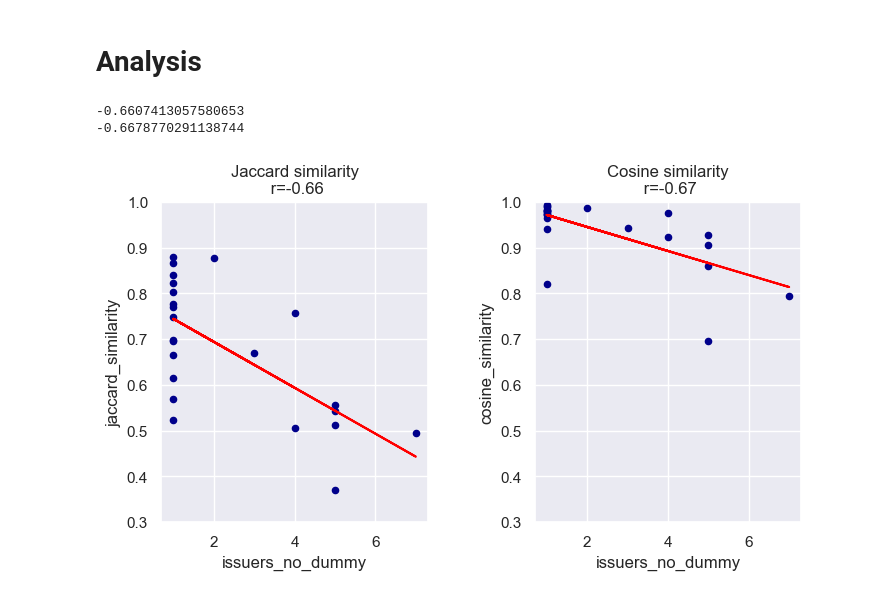
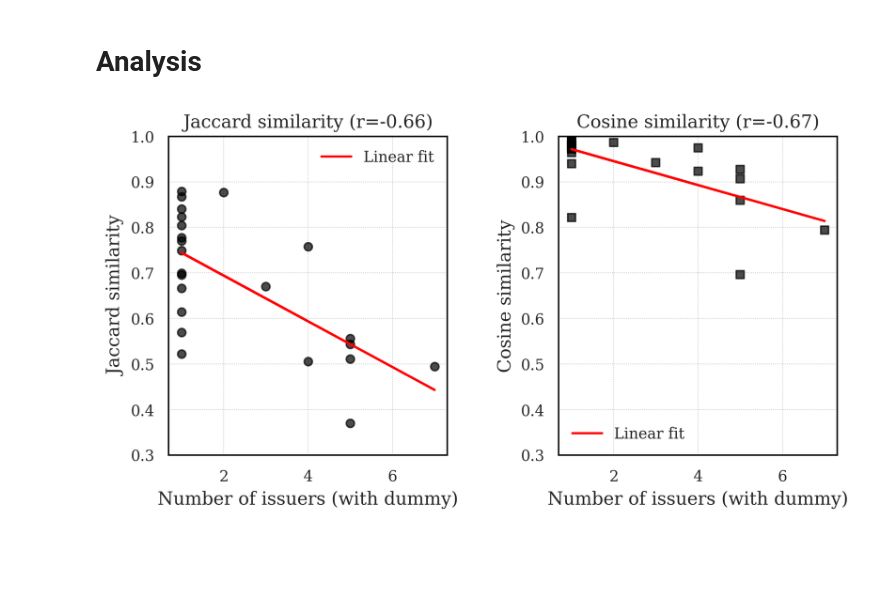
Before and after one commit to zongtihuoguoguan/CAC-Policy-Consultation-2024, a Jupyter notebook: CIRC_Analysis.ipynb, the cells around one changed output. Cells and saved outputs as stored; diff of their text form; code cells hidden in the pictures; blank space fills up the shorter version.

```diff
--- a/CIRC_Analysis.ipynb
+++ b/CIRC_Analysis.ipynb
@@ -19,5 +19,12 @@ sns.set_theme()
 
 df = pd.read_excel("CAC.xlsx")
 
+print(len(df))
+
 # filter to the documents that have been issued after public comments
 df_comments = df.loc[df["status"] == "doc issued after public comments"].reset_index(drop=True)
+print(len(df_comments))
+
+# filter out policy documents
+df_comments = df_comments.loc[df_comments["data_category"] == "reg"].reset_index(drop=True)
+print(len(df_comments))
@@ -112,65 +144,64 @@ Prefix dict has been built successfully.
 # %%
 import matplotlib
 import math
 from sklearn.linear_model import LinearRegression
 
 #matplotlib.rcParams['figure.figsize'] = [8, 4]
 
-def similarity_scatterplots(df, x, title, remove_outlier=False):
+def similarity_scatterplots(df, x, title, remove_outlier=False, legend_labels=None):
+    """
+    Scatterplots of similarity measures (Jaccard, Cosine) vs. variable x.
+    Produces grayscale, publication-quality figures.
+    """
     sim_types = ["jaccard_similarity", "cosine_similarity"]
-    sim_labels = ["Jaccard similarity", "Cosine similarity"]
+    sim_labels = legend_labels or ["Jaccard similarity", "Cosine similarity"]
 
     if remove_outlier:
-        df = df[df["title"].str.contains("网络安全审查办法")==False].reset_index(drop=True)
+        df = df[~df["title"].str.contains("网络安全审查办法")].reset_index(drop=True)
 
     def round_half_up(n, decimals=0):
         multiplier = 10**decimals
         return math.floor(n * multiplier + 0.5) / multiplier
 
-    fig, axes = plt.subplots(1, len(sim_types))
-    fig.tight_layout()
-    #fig.suptitle(title)
-    plt.subplots_adjust(left=0.1,
-                    bottom=0,
-                    right=0.9,
-                    top=0.8,
-                    wspace=0.4,
-                    hspace=0.4)
-    count = 0
-    for r in range(len(sim_types)):
+    fig, axes = plt.subplots(1, len(sim_types), figsize=(8, 4))
+    plt.subplots_adjust(wspace=0.4, top=0.85)
+    #fig.suptitle(title, fontsize=13, fontweight='bold')
 
+    fig.patch.set_facecolor(bg_color)
+    for ax in axes:
+        ax.set_facecolor(bg_color)
 
-        r = np.corrcoef(df[x], df[sim_types[count]])[0,1]
-        print(r)
+    markers = ['o', 's']
+    linestyles = ['-', '--']
+
+    for i, sim in enumerate(sim_types):
+        r = np.corrcoef(df[x], df[sim])[0, 1]
         r = round_half_up(r, 2)
 
-        ax = df.plot.scatter(x=x,
-                          y=sim_types[count],
-                          c='DarkBlue',
-                          ax=axes[count])
+        ax = axes[i]
+        ax.scatter(df[x], df[sim], color='black', alpha=0.7, s=30, marker=markers[i])
 
-
+        # Regression line
         X = df[x].values.reshape(-1, 1)
-        Y = df[sim_types[count]].values.reshape(-1, 1)
-
-        linear_regressor = LinearRegression()
-        linear_regressor.fit(X, Y)
-        Y_pred = linear_regressor.predict(X)
-
-        ax.plot(df[x], Y_pred, color='red')
-
+        Y = df[sim].values.reshape(-1, 1)
+        reg = LinearRegression().fit(X, Y)
+        Y_pred = reg.predict(X)
+        ax.plot(df[x], Y_pred, color='red', linewidth=1.5, label='Linear fit')
 
         ax.set_ylim([0.3, 1])
-        ax.set_title(sim_labels[count] + f"\n r={str(r)}")
-        count += 1
+        ax.set_xlabel(x)
+        ax.set_ylabel(sim_labels[i])
+        ax.set_title(f"{sim_labels[i]} (r={r})")
+        ax.grid(True, which='both', linestyle=':', linewidth=0.5)
+        ax.legend(frameon=False)
+
+    return fig
 
 matplotlib.rcParams['figure.figsize'] = [8, 4]
 #similarity_scatterplots(df_comments, "issuers_no_dummy", "Relationship between text similarity and number of issuers")
-similarity_scatterplots(df_comments, "issuers_no_dummy", "Relationship between text similarity and number of issuers (w/o outlier)", remove_outlier=True)
-plt.savefig('Fig_7.tiff', dpi=1200, format="tiff", pil_kwargs={"compression": "tiff_lzw"}, bbox_inches='tight')
+similarity_scatterplots(df_comments, "Number of issuers (with dummy)", "Relationship between text similarity and number of issuers (w/o outlier)", remove_outlier=True)
+plt.savefig('Fig_6.tiff', dpi=1200, format="tiff", pil_kwargs={"compression": "tiff_lzw"}, bbox_inches='tight')
 #similarity_scatterplots(df_comments, "time_to_pub", "Relationship between text similarity and time to publication")
 # %% [output]
--0.6607413057580653
--0.6678770291138744
-[figure, old version]
+[figure, new version]
 # %%
```
Also changed, not shown: parts of 8 cells of this notebook, 13 other files.
